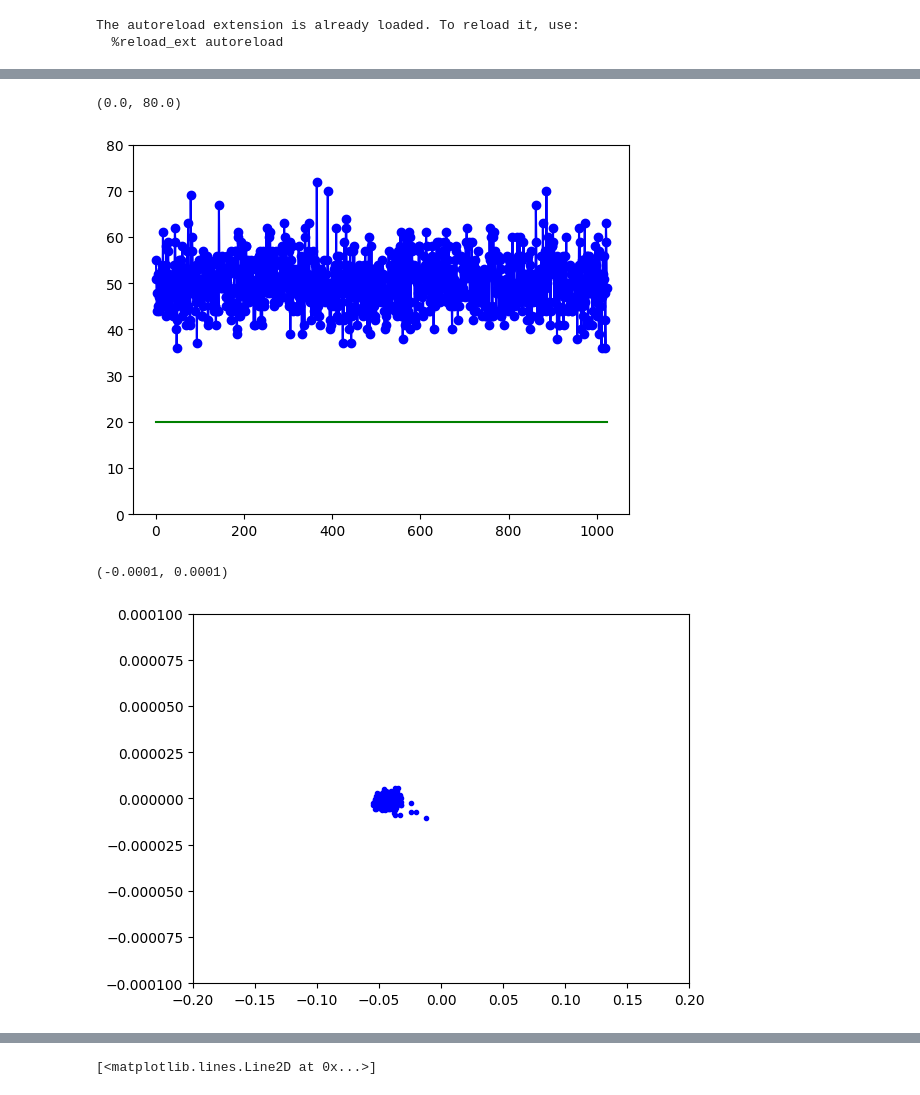
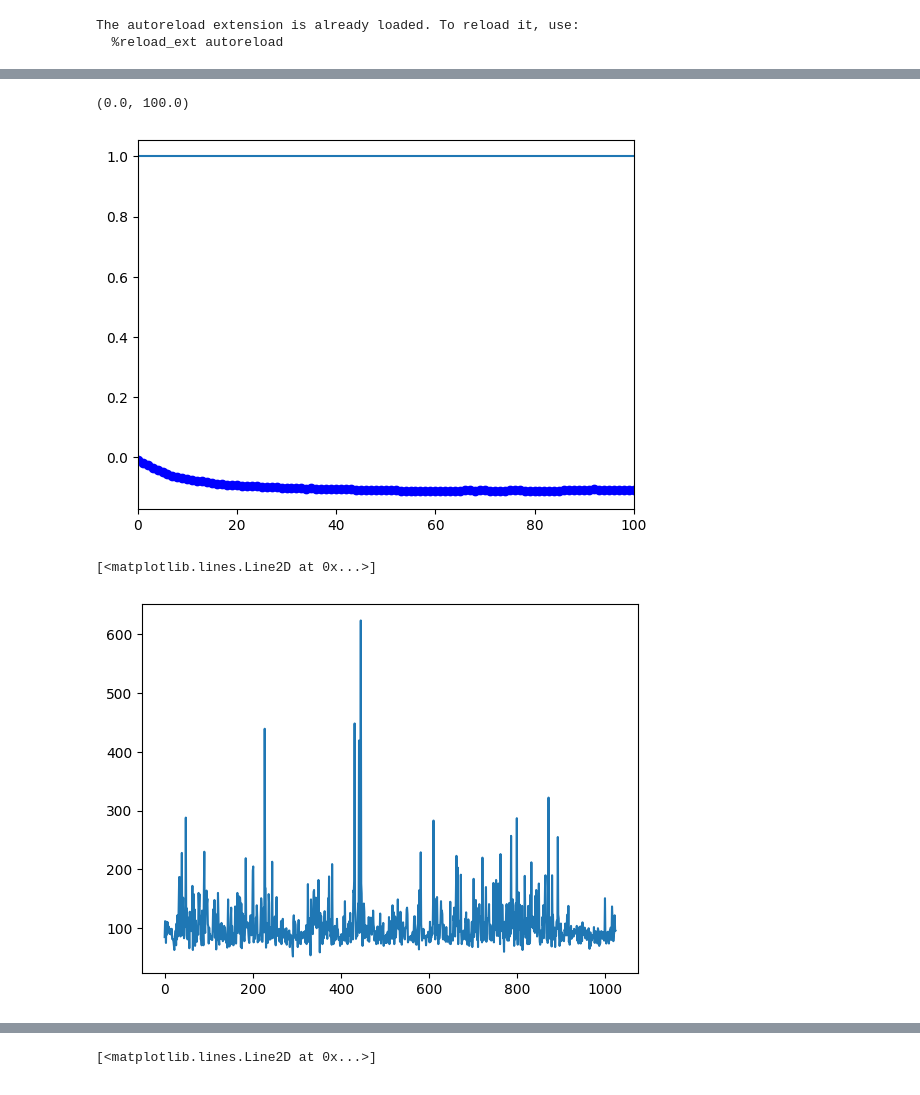
Before and after one commit to lusee-night/uncrater, a Jupyter notebook: calib_test.ipynb, the cells around one changed output, grey strips where cells are left out. Cells and saved outputs as stored; diff of their text form; code cells hidden in the pictures.

```diff
--- a/calib_test.ipynb
+++ b/calib_test.ipynb
@@ -122,21 +179,25 @@ plt.plot(cordic2rad(C.gphase[-30:-10,:17].mean(axis=0).astype(int))/alpha_to_pdr
 # %%
-plt.plot(Cd.cd_snr0,'bo-')
-plt.plot(Cd.cd_have_lock*20,'g-')
-plt.ylim(0,80)
+plt.plot(Cd.cd_drift/alpha_to_pdrift,'bo-')
+plt.plot(Cd.cd_have_lock)
+plt.xlim(0,100)
 # %% [output]
-(0.0, 80.0)
+(0.0, 100.0)
-[figure, old version]
+[figure, new version]
 # %%
-plt.plot(Cd.cd_drift/alpha_to_pdrift,Cd.cd_fd0/Cd.cd_sd0,'b.')
-plt.xlim(-0.2,0.2)
-plt.ylim(-1e-4,1e-4)
+#plt.plot(Cd.cd_fd3/Cd.cd_sd0,'r.')
+plt.plot(Cd.cd_snr1)#/Cd.cd_sd1,'g.')
+#plt.plot(Cd.cd_fd3/Cd.cd_sd2,'b.')
+#plt.plot(Cd.cd_fd3/Cd.cd_sd3,'y.')
+
+#plt.xlim(-0.2,0.2)
+#plt.ylim(-1e-4,1e-4)
 #plt.plot(Cd.cd_drift,Cd.cd_snr0)#Cd.cd_sd0,'bo')
 #plt
 # .xlim(-1e-4,1e-4)
 #plt.ylim(-1e-2,1e-2)
 # %% [output]
-(-0.0001, 0.0001)
+[<matplotlib.lines.Line2D at 0x...>]
-[figure, old version]
+[figure, new version]
 # %%
 
 plt.figure(figsize=(4,3),dpi=200)
```
Also changed, not shown: parts of 24 cells of this notebook, 4 other files.
